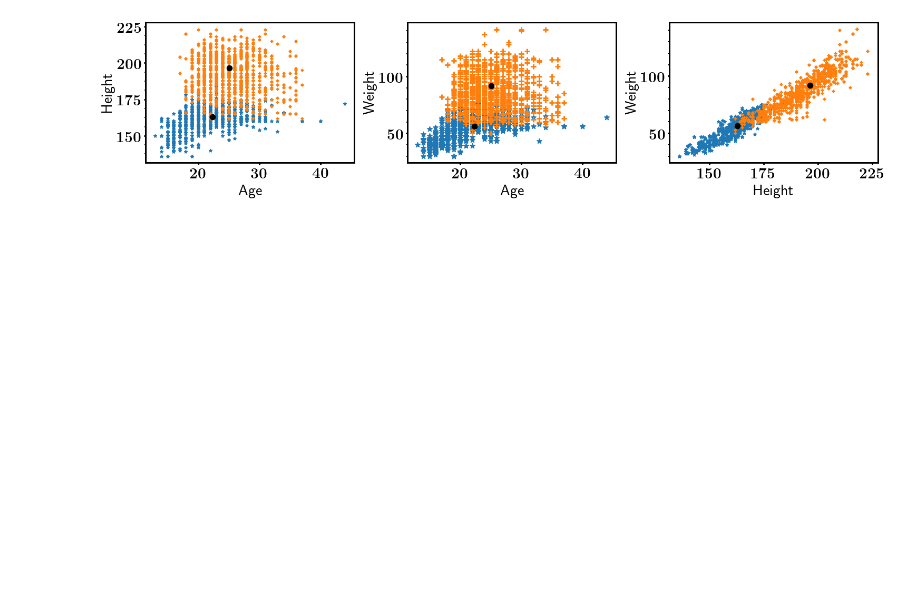
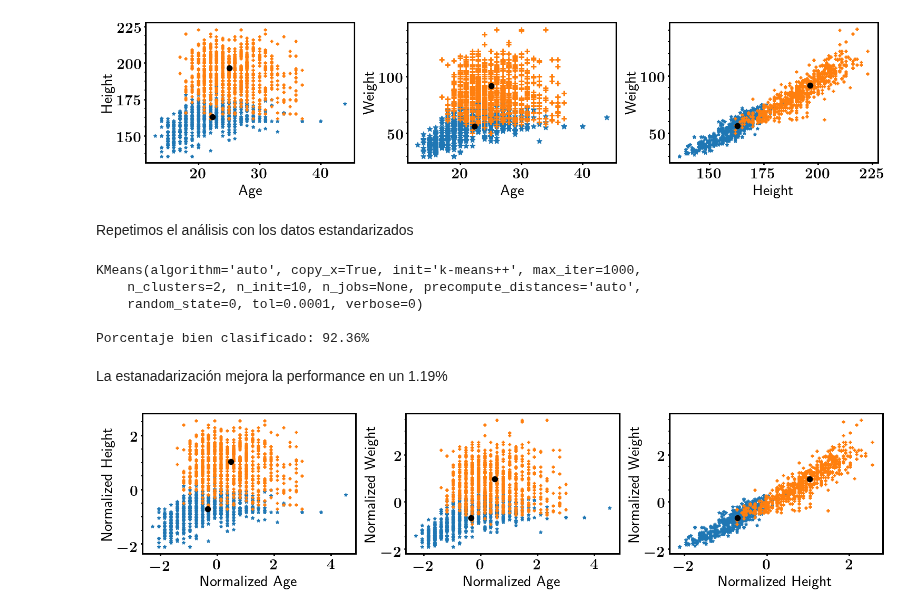
Before and after one commit to lvc0107/diplodatos, a Jupyter notebook: AnalisisyCuracion/python/sports.ipynb, the cells around one changed output. Saved outputs shown, nothing was run; the diff lists cells and outputs as text; code cells hidden in the pictures; blank space fills up the shorter version.

Commit message:
Agrego analisis con datos normalizados

```diff
--- a/AnalisisyCuracion/python/sports.ipynb
+++ b/AnalisisyCuracion/python/sports.ipynb
@@ -109,3 +114,74 @@ plt.tight_layout()
 plt.show()
 # %% [output]
 [figure]
+# %% [markdown]
+Repetimos el análisis con los datos estandarizados
+# %%
+## Construyo matriz de features
+features = df[['Age', 'Height', 'Weight']]
+
+## Estandarizo varables
+features = (features - features.mean()) / features.std()
+features = features.values
+
+## Separo conjunto de entrenamiento y conjunto de prueba
+xTrain, xTest, yTrain, yTest = train_test_split(features, targets, test_size=0.2, random_state=0)
+
+## Inicializo clasificador
+classifier = KMeans(n_clusters=2, max_iter=1000, random_state=0)
+print(classifier)
+
+## Entreno
+kmeans = classifier.fit(xTrain)
+
+## Centros de los clusters
+centers = kmeans.cluster_centers_
+
+## Realizo predicción sobre conjunto de prueba
+yPred = kmeans.predict(xTest)
+
+## Evaluo la precision del clasificador
+print('\nPorcentaje bien clasificado: {:.2f}%'.format(100*precision(yPred, yTest)))
+# %% [output]
+KMeans(algorithm='auto', copy_x=True, init='k-means++', max_iter=1000,
+    n_clusters=2, n_init=10, n_jobs=None, precompute_distances='auto',
+    random_state=0, tol=0.0001, verbose=0)
+
+Porcentaje bien clasificado: 92.36%
+# %% [markdown]
+La estanadarización mejora la performance en un 1.19%
+# %%
+gym = (df.Sport == 'Gymnastics').values
+
+ncols = 3
+nrows = 1
+fig, axes = plt.subplots(figsize=(7*ncols, 5*nrows), ncols=3, nrows=1)
+
+ax = axes[0]
+ax.scatter(features[:,0][gym], features[:,1][gym], marker='*')
+ax.scatter(features[:,0][~gym], features[:,1][~gym], marker='+')
+ax.scatter(centers[0][0], centers[0][1], color='k', s=100)
+ax.scatter(centers[1][0], centers[1][1], color='k', s=100)
+ax.set_xlabel('Normalized Age')
+ax.set_ylabel('Normalized Height')
+
+ax = axes[1]
+ax.scatter(features[:,0][gym], features[:,2][gym], marker='*')
+ax.scatter(features[:,0][~gym], features[:,2][~gym], marker='+')
+ax.scatter(centers[0][0], centers[0][2], color='k', s=100)
+ax.scatter(centers[1][0], centers[1][2], color='k', s=100)
+ax.set_xlabel('Normalized Age')
+ax.set_ylabel('Normalized Weight')
+
+ax = axes[2]
+ax.scatter(features[:,1][gym], features[:,2][gym], marker='*')
+ax.scatter(features[:,1][~gym], features[:,2][~gym], marker='+')
+ax.scatter(centers[0][1], centers[0][2], color='k', s=100)
+ax.scatter(centers[1][1], centers[1][2], color='k', s=100)
+ax.set_xlabel('Normalized Height')
+ax.set_ylabel('Normalized Weight')
+
+plt.tight_layout()
+plt.show()
+# %% [output]
+[figure, added]
```
Also changed, not shown: parts of 2 cells of this notebook.
